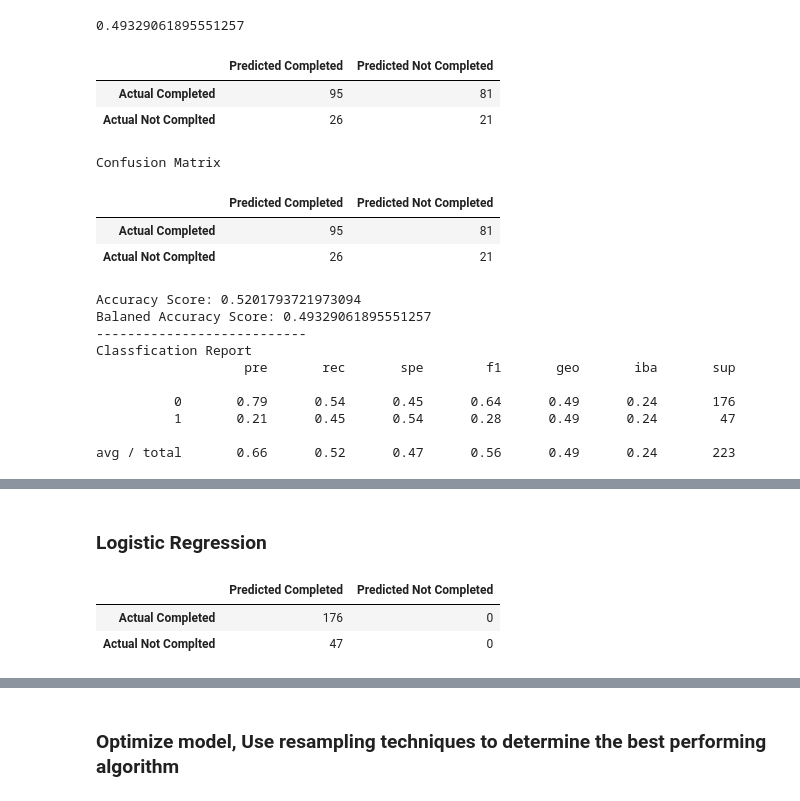
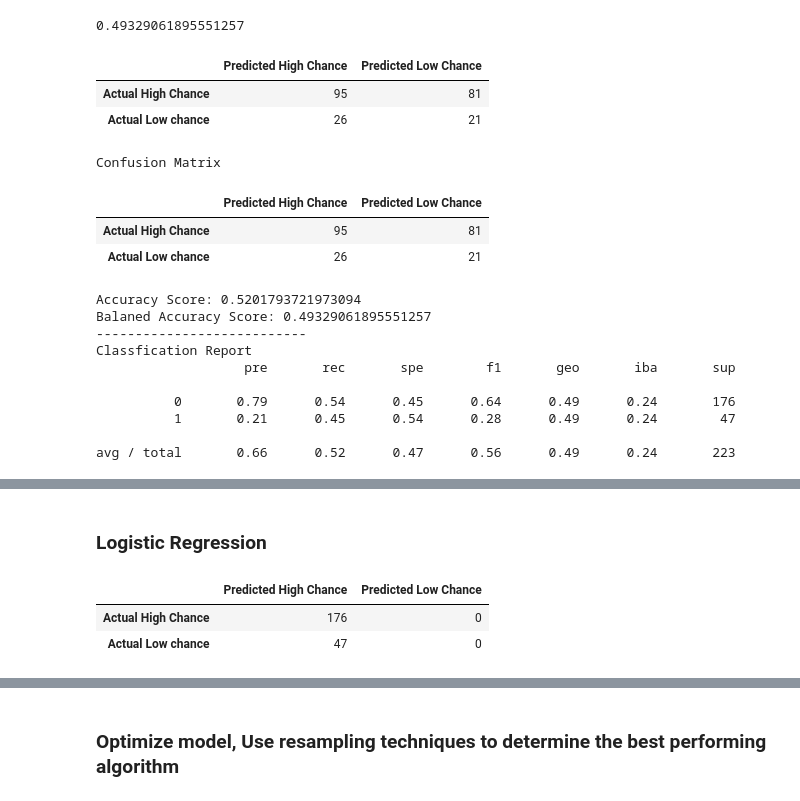
Before and after one commit to AnneLonero/Clinical_Trials_Research_Project, a Jupyter notebook: Observational_Machine_Learning.ipynb, the cells around one changed output, grey strips where cells are left out. Drawn from its saved outputs; the diff is of its cells as text; code cells hidden in the pictures.

```diff
--- a/Observational_Machine_Learning.ipynb
+++ b/Observational_Machine_Learning.ipynb
@@ -25,7 +25,6 @@ obs_df = pd.read_csv('Tables/updated_obs_studies.csv')
 # Drop null rows
 
 obs_df = obs_df.drop(['target_duration'], axis=1)
-obs_df['actual_duration'] = pd.to_numeric(obs_df['actual_duration'].astype(str).str.replace('days', ''), errors='coerce')
 obs_df = obs_df.dropna()
 obs_df.head()
 # %% [output]
@@ -93,3 +92,7 @@ obs_ml_df.head()
+# %%
+###### TO BE REMOVED ONCE DATA IS UPDATED
+
+obs_ml_df['actual_duration'] = pd.to_numeric(obs_ml_df['actual_duration'].astype(str).str.replace('days', ''), errors='coerce')
 # %%
 X = obs_ml_df.drop("status", axis=1)
 y = obs_ml_df.status
@@ -199,12 +200,12 @@ balanced_accuracy_score(y_test, y_pred)
 # %%
 # Display the confusion matrix
 cm = confusion_matrix(y_test, y_pred)
-cm_df = pd.DataFrame(cm, index=['Actual Completed', 'Actual Not Complted'], columns = ['Predicted Completed', 'Predicted Not Completed'])
+cm_df = pd.DataFrame(cm, index=['Actual High Chance', 'Actual Low chance'], columns = ['Predicted High Chance', 'Predicted Low Chance'])
 cm_df
 # %% [output]
-|  | Predicted Completed | Predicted Not Completed |
-| Actual Completed | 95 | 81 |
-| Actual Not Complted | 26 | 21 |
+|  | Predicted High Chance | Predicted Low Chance |
+| Actual High Chance | 95 | 81 |
+| Actual Low chance | 26 | 21 |
 # %%
 # Calculate accuracy score
 acc_score = accuracy_score(y_test, y_pred)
@@ -220,9 +221,9 @@ print("Classfication Report")
 print(classification_report_imbalanced(y_test, y_pred))
 # %% [output]
 Confusion Matrix
-|  | Predicted Completed | Predicted Not Completed |
-| Actual Completed | 95 | 81 |
-| Actual Not Complted | 26 | 21 |
+|  | Predicted High Chance | Predicted Low Chance |
+| Actual High Chance | 95 | 81 |
+| Actual Low chance | 26 | 21 |
 Accuracy Score: 0.5201793721973094
 Balaned Accuracy Score: 0.49329061895551257
 ---------------------------
@@ -272,12 +273,12 @@ y_pred = lr_model.predict(X_test_scaled)
 # %%
 # Display the confusion matrix
 cm = confusion_matrix(y_test, y_pred)
-cm_df = pd.DataFrame(cm, index=['Actual Completed', 'Actual Not Complted'], columns = ['Predicted Completed', 'Predicted Not Completed'])
+cm_df = pd.DataFrame(cm, index=['Actual High Chance', 'Actual Low chance'], columns = ['Predicted High Chance', 'Predicted Low Chance'])
 cm_df
 # %% [output]
-|  | Predicted Completed | Predicted Not Completed |
-| Actual Completed | 176 | 0 |
-| Actual Not Complted | 47 | 0 |
+|  | Predicted High Chance | Predicted Low Chance |
+| Actual High Chance | 176 | 0 |
+| Actual Low chance | 47 | 0 |
 # %%
 # Calculate accuracy score
 acc_score = accuracy_score(y_test, y_pred)
```
Also changed, not shown: parts of 14 cells of this notebook, 1 other file.
